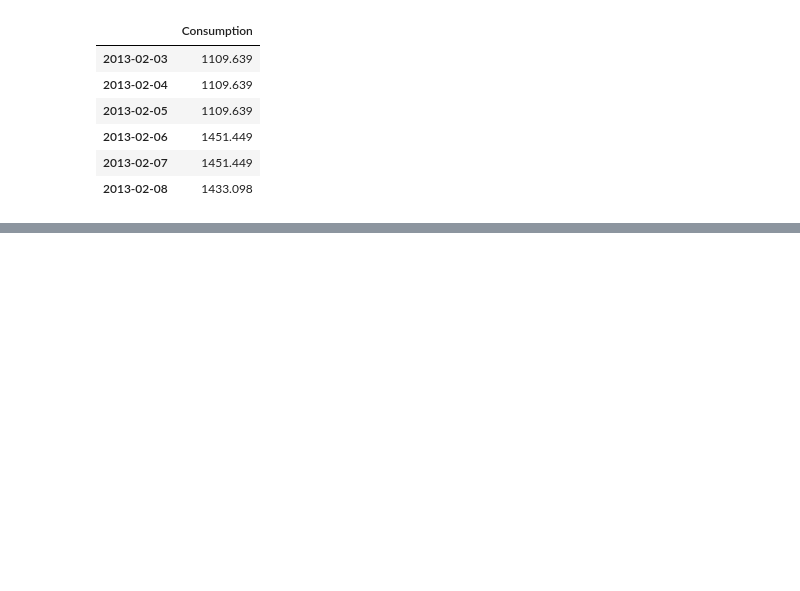
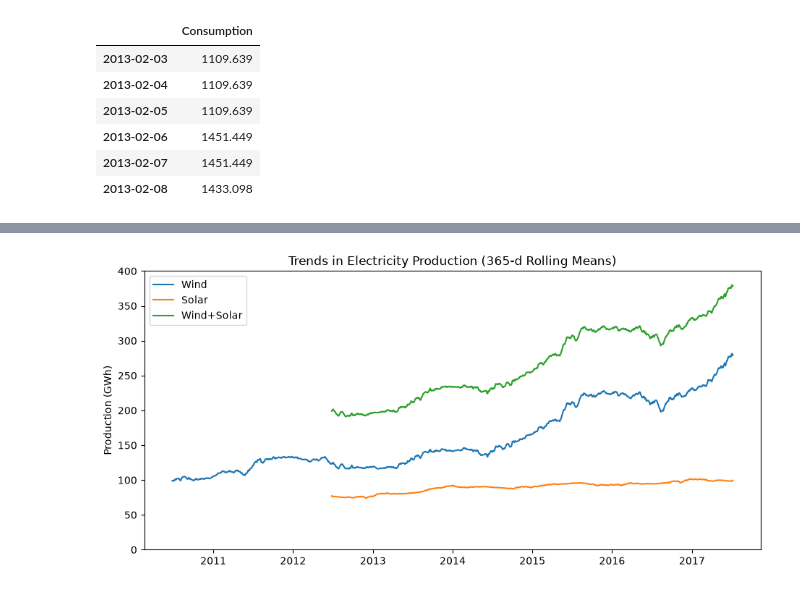
Before and after one commit to HuyHoangg10/AIO, a Jupyter notebook: module3/week1/homework/time_series.ipynb, the cells around one changed output, grey strips where cells are left out. Saved outputs shown, nothing was run; the diff lists cells and outputs as text; code cells hidden in the pictures; blank space fills up the shorter version.

```diff
--- a/module3/week1/homework/time_series.ipynb
+++ b/module3/week1/homework/time_series.ipynb
@@ -95,0 +190,18 @@ consump_sample
+# %%
+# Initialize figure for renewable energy production trends
+fig, ax = plt.subplots(figsize=(11, 5))
+
+# Plot 365-day rolling means for Wind, Solar, and Wind+Solar
+for col_name in ['Wind', 'Solar', 'Wind+Solar']:
+    ax.plot(opsd_365d[col_name], label=col_name)
+
+# Set x-ticks to yearly intervals, adjust y-axis range, and add annotations
+ax.xaxis.set_major_locator(mdates.YearLocator())
+ax.set_ylim(0, 400)
+ax.set_ylabel('Production (GWh)')
+ax.set_title('Trends in Electricity Production (365-d Rolling Means)')
+ax.legend()
+
+plt.show()
+# %% [output]
+[figure, added]
```
Also changed, not shown: parts of 6 cells of this notebook.
